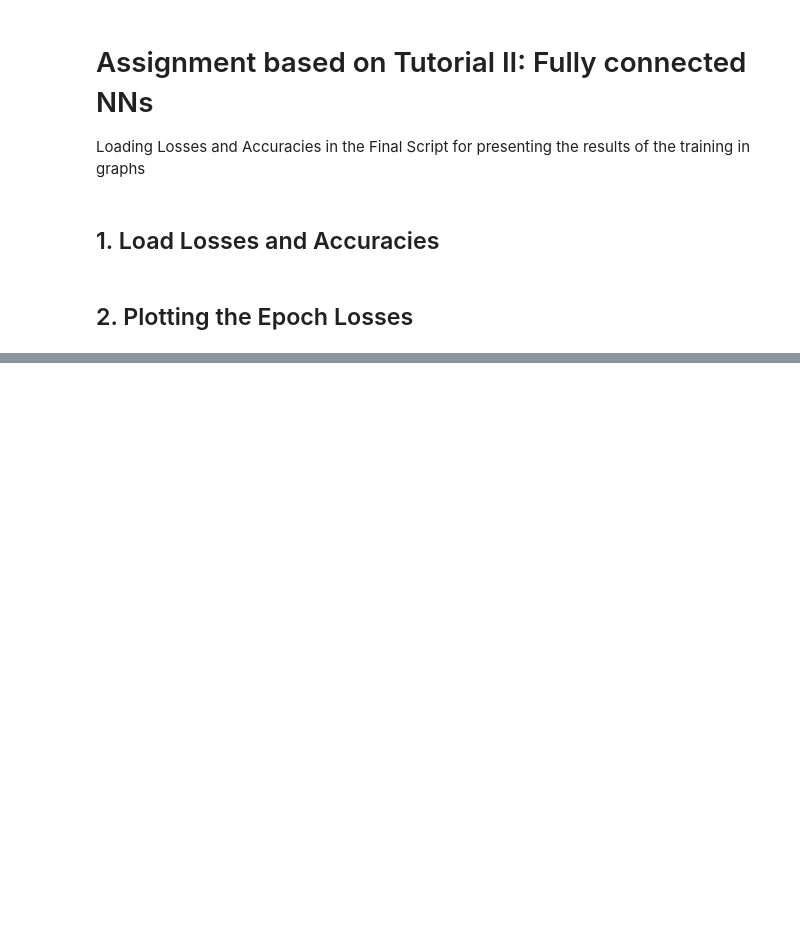
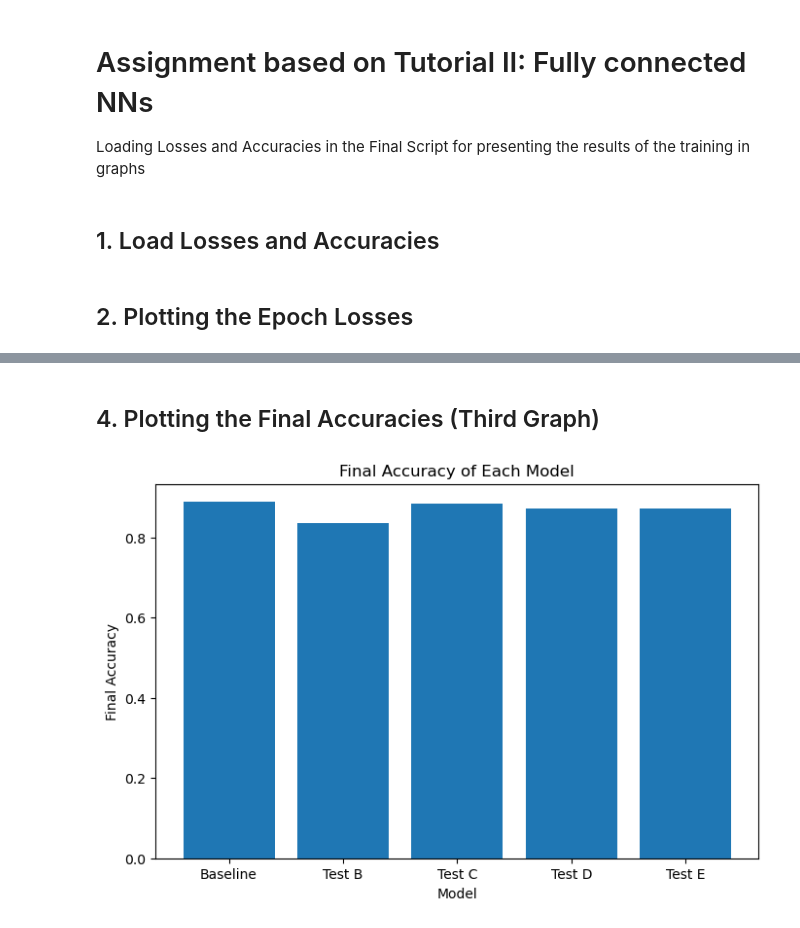
Before and after one commit to nitesis/AICP-M02, a Jupyter notebook: AICP_M02_G.ipynb, the cells around one changed output, grey strips where cells are left out. Drawn from its saved outputs; the diff is of its cells as text; code cells hidden in the pictures; blank space fills up the shorter version.

```diff
--- a/AICP_M02_G.ipynb
+++ b/AICP_M02_G.ipynb
@@ -433,0 +152,16 @@ Results saved in testD_results.json
+# %% [markdown]
+## 4. Plotting the Final Accuracies (Third Graph)
+# %%
+# List of model names and their final accuracies
+model_names = ['Baseline', 'Test B', 'Test C', 'Test D', 'Test E']
+final_accuracies = [baseline_final_accuracy, testB_final_accuracy, testC_final_accuracy, testD_final_accuracy, testE_final_accuracy]
+
+
+plt.figure(figsize=(8, 5))
+plt.bar(model_names, final_accuracies)
+plt.xlabel('Model')
+plt.ylabel('Final Accuracy')
+plt.title('Final Accuracy of Each Model')
+plt.show()
+# %% [output]
+[figure, added]
```
Also changed, not shown: parts of 35 cells of this notebook, 10 other files.
